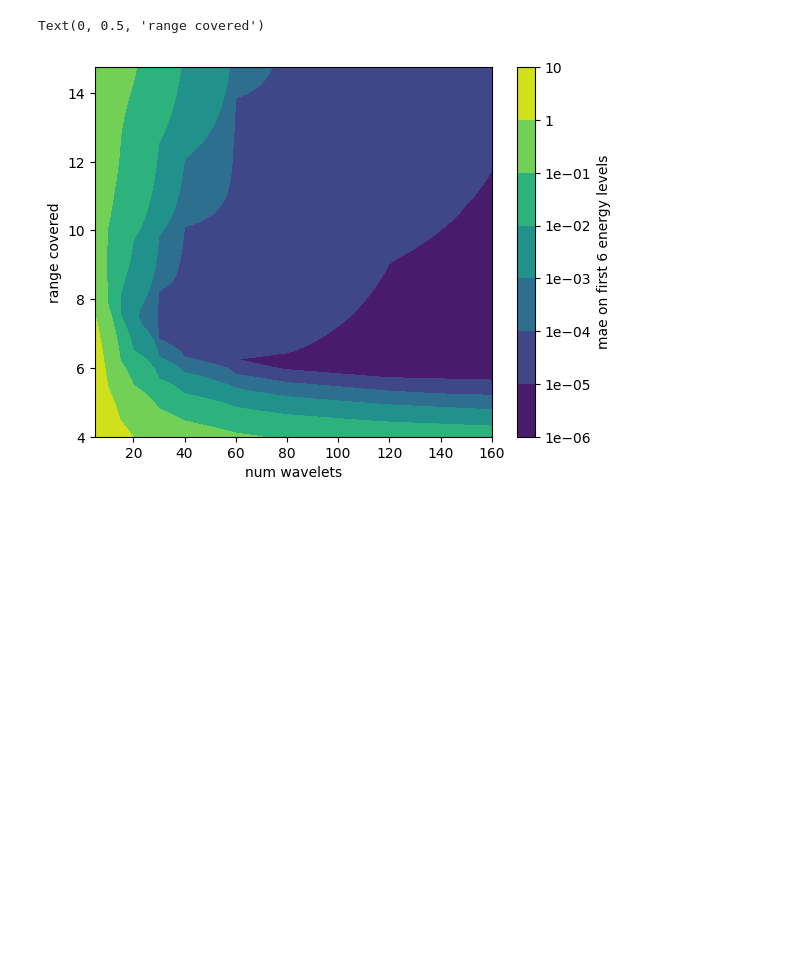
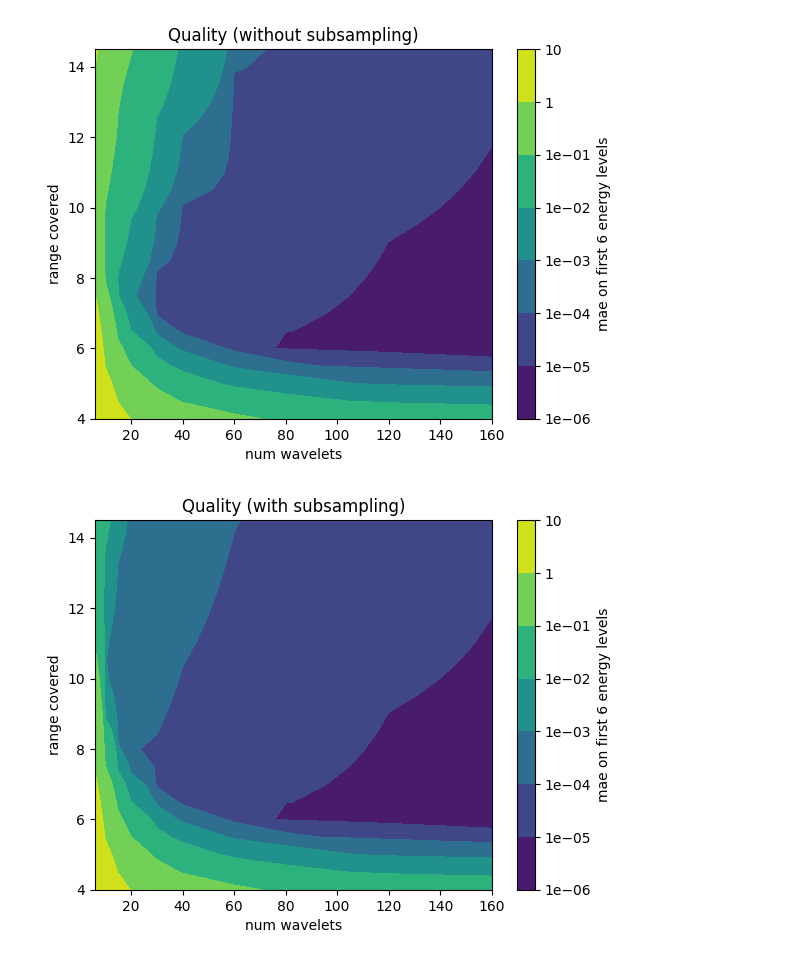
Before and after one commit to SiLiKhon/WaveletTests, a Jupyter notebook: harm_osc.ipynb, the cells around one changed output. Cells and saved outputs as stored; diff of their text form; code cells hidden in the pictures; blank space fills up the shorter version.

```diff
--- a/harm_osc.ipynb
+++ b/harm_osc.ipynb
@@ -73,13 +105,15 @@ array([ 5.25491451e-06, -2.94702274e-06, -1.92502630e-05, -4.32259375e-05,
 def mae(errors):
     return np.abs(errors[:6]).mean()
 
-ranges = np.arange(4, 15, 0.25)
-num_steps = [5, 10, 15, 20, 30, 40, 60, 80, 120, 160]
+ranges = np.arange(4, 15, 0.5)
+num_steps = [6, 10, 15, 20, 30, 40, 60, 80, 120, 160]
 
-quality = np.ones((len(ranges), len(num_steps))) * 999.0
+quality_nosubs = np.ones((len(ranges), len(num_steps))) * 999.0
+quality_subs = np.ones((len(ranges), len(num_steps))) * 999.0
 for i_r, r in enumerate(ranges):
     print(f"range = {r}", flush=True)
     for i_s, s in enumerate(num_steps):
-        quality[i_r, i_s] = mae(experiment(lims=(-r, r), nsteps=s, do_plots=False))
+        quality_nosubs[i_r, i_s] = mae(experiment(lims=(-r, r), nsteps=s, do_plots=False))
+        quality_subs[i_r, i_s] = mae(experiment(lims=(-r, r), nsteps=s, do_plots=False, use_subscale=True))
 # %% [output]
 range = 4.0
@@ -102,9 +136,28 @@ range = 14.75
-# %%
-import matplotlib as mpl
-plt.contourf(num_steps, ranges, quality, norm=mpl.colors.LogNorm(), levels=100)
-plt.colorbar(format=mpl.ticker.LogFormatter(), label="mae on first 6 energy levels")
-plt.xlabel("num wavelets")
-plt.ylabel("range covered")
-# %% [output]
-Text(0, 0.5, 'range covered')
-[figure, removed]
+# %%
+import matplotlib as mpl
+
+plt.figure()
+plt.contourf(num_steps, ranges, quality_nosubs, norm=mpl.colors.LogNorm(), levels=100)
+plt.colorbar(format=mpl.ticker.LogFormatter(), label="mae on first 6 energy levels")
+plt.xlabel("num wavelets")
+plt.ylabel("range covered")
+plt.title("Quality (without subsampling)")
+
+plt.figure()
+plt.contourf(num_steps, ranges, quality_subs, norm=mpl.colors.LogNorm(), levels=100)
+plt.colorbar(format=mpl.ticker.LogFormatter(), label="mae on first 6 energy levels")
+plt.xlabel("num wavelets")
+plt.ylabel("range covered")
+plt.title("Quality (with subsampling)")
+
+plt.figure()
+log10_ratio = np.log10(quality_nosubs / quality_subs)
+vmax = np.abs(log10_ratio).max()
+plt.contourf(num_steps, ranges, log10_ratio, levels=100, cmap="bwr", vmin=-vmax, vmax=vmax)
+plt.colorbar(label="mae improvement from subsampling")
+plt.xlabel("num wavelets")
+plt.ylabel("range covered")
+plt.title("log10 quality imporovement ratio (without/with subsampling)");
+# %% [output]
+[figure, added]
+[figure, added]
```
Also changed, not shown: parts of 5 cells of this notebook, 1 other file.
